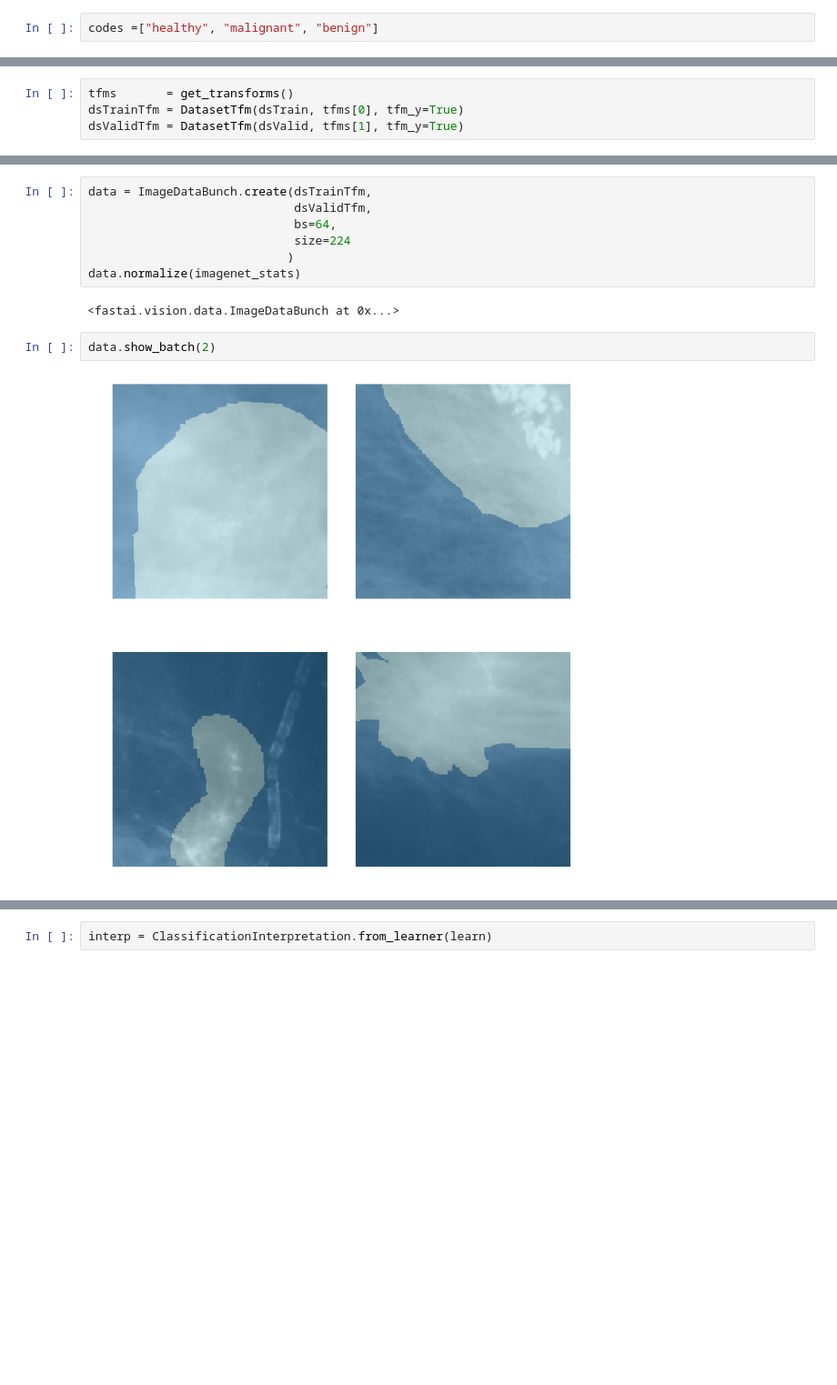
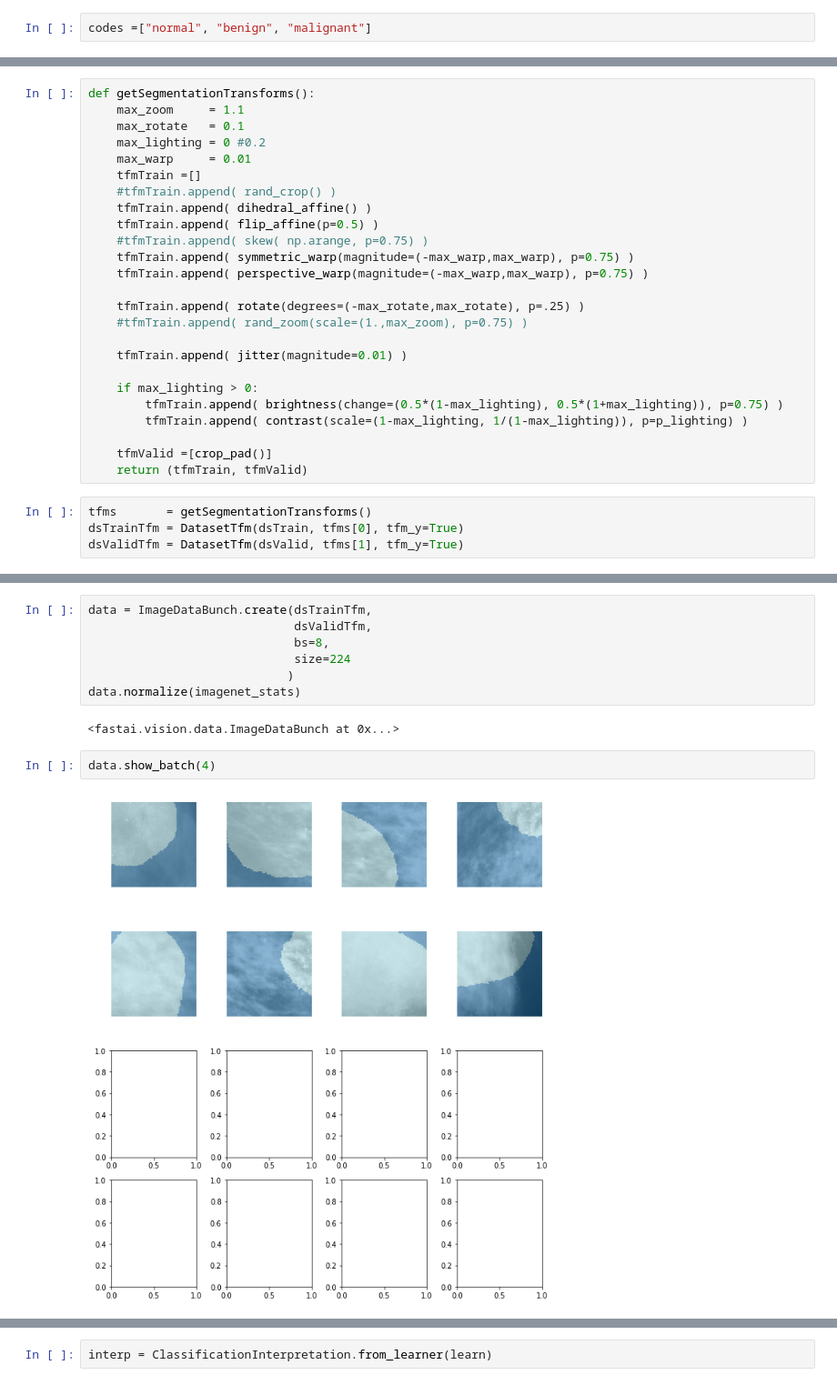
Before and after one commit to kasparlund/mammography, a Jupyter notebook: mammo_segmentation.ipynb, the cells around one changed output, grey strips where cells are left out. Shown: that part at 91% size. Saved outputs shown, nothing was run; the diff lists cells and outputs as text; blank space fills up the shorter version.

Commit message:
segmentation

```diff
--- a/mammo_segmentation.ipynb
+++ b/mammo_segmentation.ipynb
@@ -120,6 +143,6 @@ torch.Size([1, 224, 224]) tensor([[[0, 0, 0,  ..., 0, 0, 0],
 torch.Size([1, 224, 224]) tensor(1)
 # %%
-codes =["healthy", "malignant", "benign"]
+codes =["normal", "benign", "malignant"]
 # %%
 fnImages = join_paths(dfData.fnImage.values, path/d_im)
 fnMasks  = join_paths(dfData.fnMask.values, path/d_msk)
@@ -133,8 +156,33 @@ dsValid  = SegmentationDataset(join_paths(dfData.fnImage[ixValid].values, path/d
                                codes)
 dsTrain.image_opener = dsValid.image_opener = open_image_16bit2rgb
 dsTrain.mask_opener  = dsValid.mask_opener  = open_mask_special
+# %%
+def getSegmentationTransforms():
+    max_zoom     = 1.1
+    max_rotate   = 0.1
+    max_lighting = 0 #0.2
+    max_warp     = 0.01
+    tfmTrain =[]
+    #tfmTrain.append( rand_crop() )
+    tfmTrain.append( dihedral_affine() )
+    tfmTrain.append( flip_affine(p=0.5) )
+    #tfmTrain.append( skew( np.arange, p=0.75) )
+    tfmTrain.append( symmetric_warp(magnitude=(-max_warp,max_warp), p=0.75) )
+    tfmTrain.append( perspective_warp(magnitude=(-max_warp,max_warp), p=0.75) )
+
+    tfmTrain.append( rotate(degrees=(-max_rotate,max_rotate), p=.25) )
+    #tfmTrain.append( rand_zoom(scale=(1.,max_zoom), p=0.75) )
+
+    tfmTrain.append( jitter(magnitude=0.01) )
+
+    if max_lighting > 0:
+        tfmTrain.append( brightness(change=(0.5*(1-max_lighting), 0.5*(1+max_lighting)), p=0.75) )
+        tfmTrain.append( contrast(scale=(1-max_lighting, 1/(1-max_lighting)), p=p_lighting) )
+
+    tfmValid =[crop_pad()]
+    return (tfmTrain, tfmValid)
 # %%
-tfms       = get_transforms()
+tfms       = getSegmentationTransforms()
 dsTrainTfm = DatasetTfm(dsTrain, tfms[0], tfm_y=True)
 dsValidTfm = DatasetTfm(dsValid, tfms[1], tfm_y=True)
 # %%
@@ -144,16 +192,16 @@ dsTrainTfm[0][0]
 # %%
 data = ImageDataBunch.create(dsTrainTfm,
                              dsValidTfm,
-                             bs=64,
+                             bs=8,
                              size=224
                             )
 data.normalize(imagenet_stats)
 # %% [output]
 <fastai.vision.data.ImageDataBunch at 0x...>
 # %%
-data.show_batch(2)
+data.show_batch(4)
 # %% [output]
-[figure, old version]
+[figure, new version]
 # %%
 print(data.classes)
 len(data.classes),data.c
```
Also changed, not shown: parts of 17 cells of this notebook, 3 other files.
